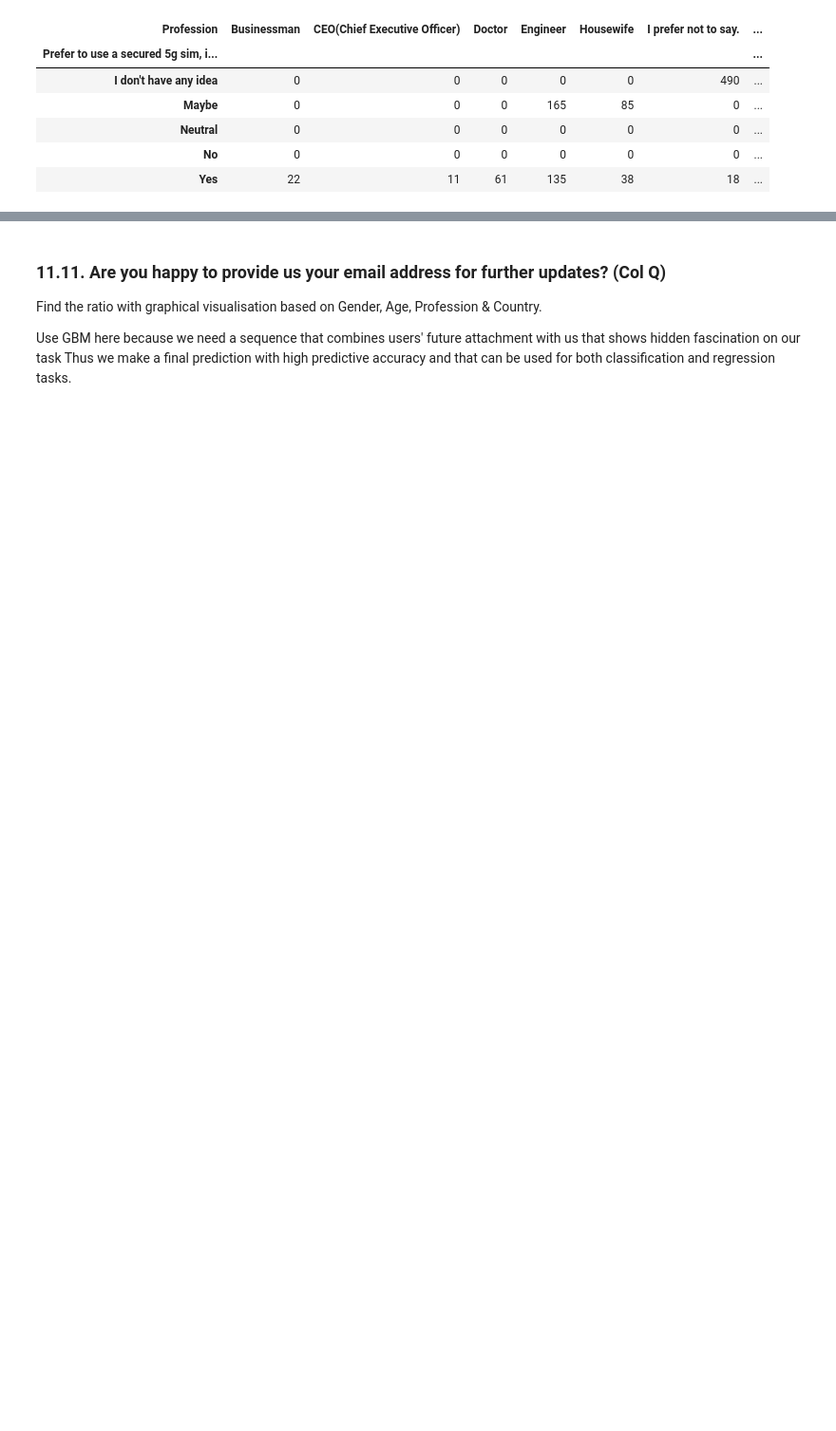
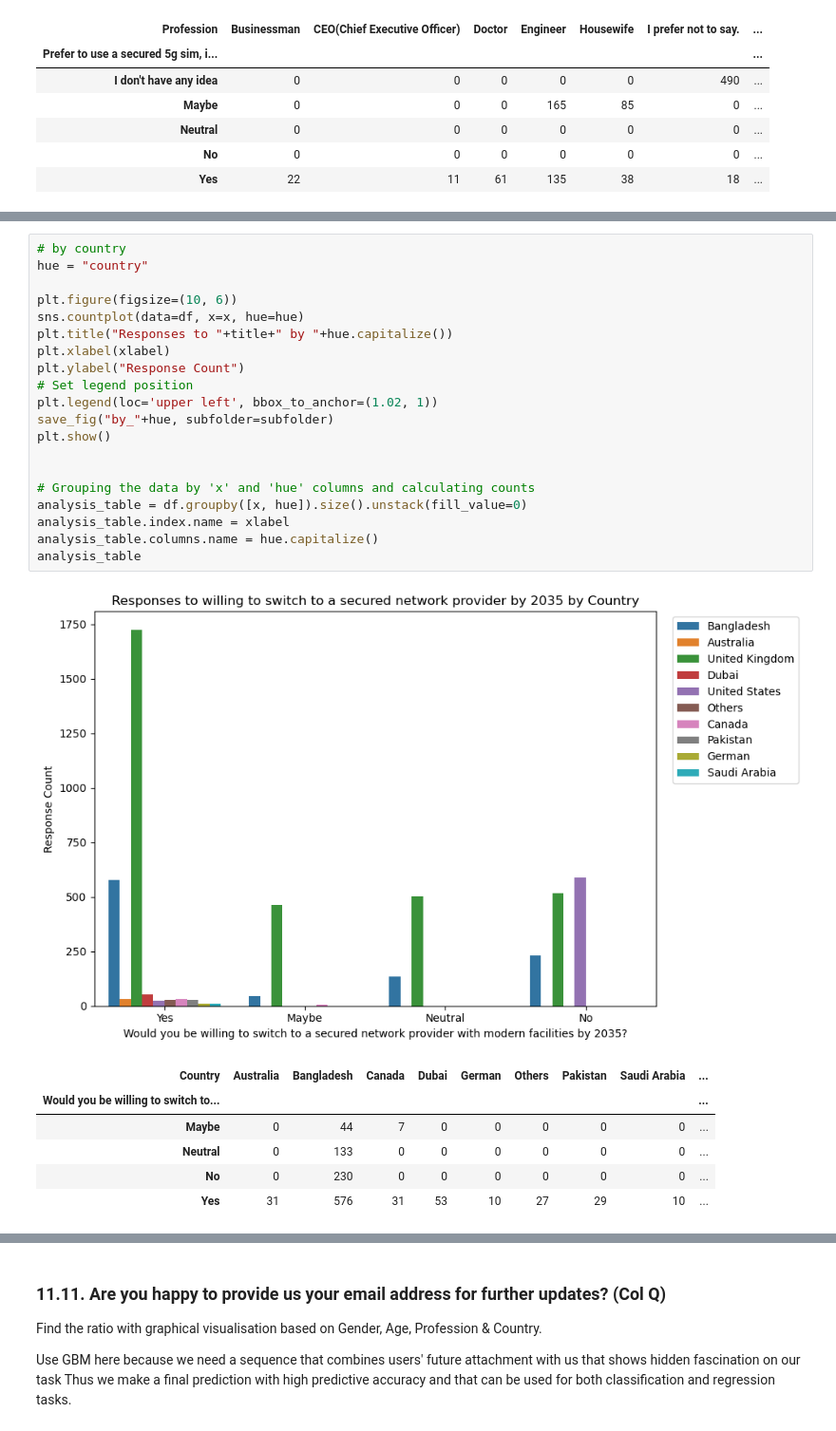
Before and after one commit to ihsanulcode/networking-systems-data-analysis, a Jupyter notebook: Notebook_2_Graphical_Visualization.ipynb, the cells around one changed output, grey strips where cells are left out. Shown at 95% size. Drawn from its saved outputs; the diff is of its cells as text; blank space fills up the shorter version.

```diff
--- a/Notebook_2_Graphical_Visualization.ipynb
+++ b/Notebook_2_Graphical_Visualization.ipynb
@@ -1283,0 +1369,28 @@ Use Logistic regression here
+# %%
+# by country
+hue = "country"
+
+plt.figure(figsize=(10, 6))
+sns.countplot(data=df, x=x, hue=hue)
+plt.title("Responses to "+title+" by "+hue.capitalize())
+plt.xlabel(xlabel)
+plt.ylabel("Response Count")
+# Set legend position
+plt.legend(loc='upper left', bbox_to_anchor=(1.02, 1))
+save_fig("by_"+hue, subfolder=subfolder)
+plt.show()
+
+
+# Grouping the data by 'x' and 'hue' columns and calculating counts
+analysis_table = df.groupby([x, hue]).size().unstack(fill_value=0)
+analysis_table.index.name = xlabel
+analysis_table.columns.name = hue.capitalize()
+analysis_table
+# %% [output]
+[figure, added]
+| Country | Australia | Bangladesh | Canada | Dubai | German | Others | Pakistan | Saudi Arabia | ... |
+| Would you be willing to switch to... |  |  |  |  |  |  |  |  | ... |
+| Maybe | 0 | 44 | 7 | 0 | 0 | 0 | 0 | 0 | ... |
+| Neutral | 0 | 133 | 0 | 0 | 0 | 0 | 0 | 0 | ... |
+| No | 0 | 230 | 0 | 0 | 0 | 0 | 0 | 0 | ... |
+| Yes | 31 | 576 | 31 | 53 | 10 | 27 | 29 | 10 | ... |
```
Also changed, not shown: parts of 23 cells of this notebook, 15 other files.
